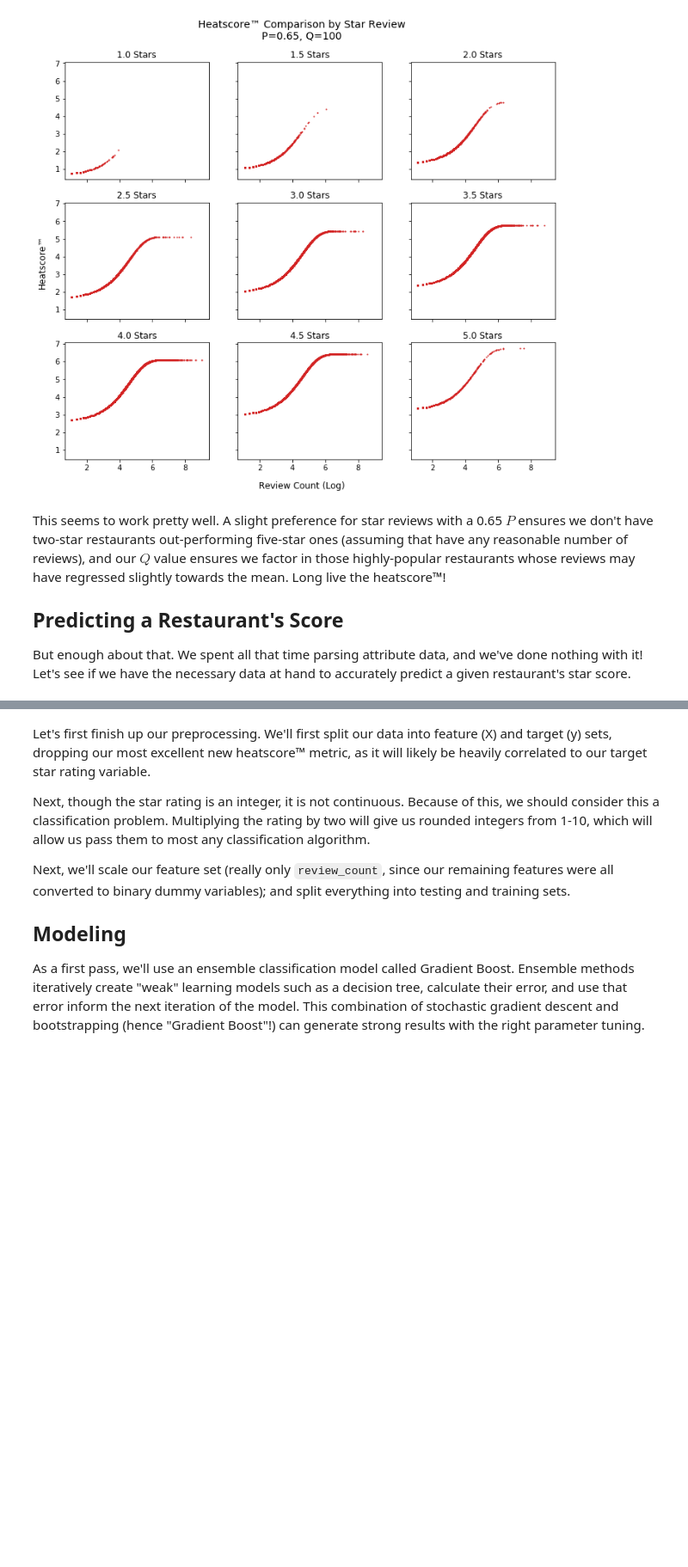
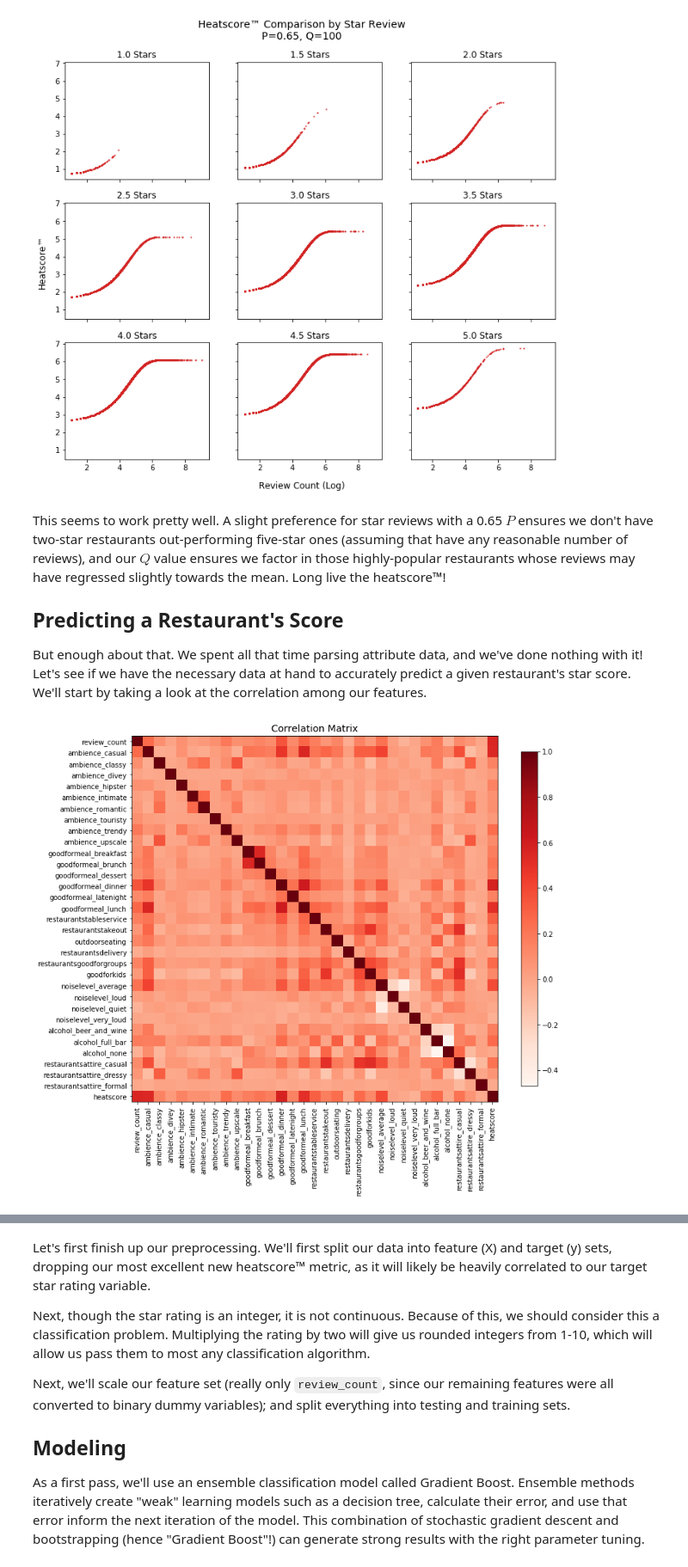
Before and after one commit to zgongaware/what_makes_a_hotspot, a Jupyter notebook: notebooks/Yelp Restaurant Exploration.ipynb, the cells around one changed output, grey strips where cells are left out. Shown at 86% size. Cells and saved outputs as stored; diff of their text form; code cells hidden in the pictures; blank space fills up the shorter version.

```diff
--- a/notebooks/Yelp Restaurant Exploration.ipynb
+++ b/notebooks/Yelp Restaurant Exploration.ipynb
@@ -330,25 +340,2 @@ plt.show()
 # %% [markdown]
 Interesting!  We can see our middle-of-the-pack restaurants typically have a higher count of reviews than those on the edges.  One star reviewed restaurants have the least reviews.  This might be from bad reviews driving other Yelpers away, or it could just be that nobody posts a review for the McDonald's on Exit 73 unless they've had a really bad experience.  Five star reviewed restaurants have the second-lowest count, though we see a long tail of outliers that may prove interesting.  Note, the log of review counts was taken here to diminish the impact of outlier restaurants with thousands of reviews.
-# %%
-# Instantiate Figure
-fig, ax = plt.subplots(1, 1, figsize=(10, 7))
-
-# Create boxplot
-sns.boxplot(x=clean["stars"], y=np.log(clean["review_count"]), ax=ax, color='#d32323')
-
-# Draw elipse
-ellipse = Ellipse((8, 6), .75, 4, alpha=0.25, color='#d32323')
-ax.add_artist(ellipse)
-
-# Add annotation
-ax.annotate('The good ones!', xy=(8.25,6.75), xytext=(8.5,7.5), fontsize=12,
-           arrowprops=dict(facecolor='black', shrink=0.01, width=0.5, headwidth=9))
-
-# Format
-ax.set_title("Distribution of Review Count (Log) by Star Rating", fontsize=14)
-ax.set_xlabel("Stars")
-ax.set_ylabel("Review Count (Log)")
-ax.spines['top'].set_visible(False)
-ax.spines['right'].set_visible(False)
-
-plt.show()
@@ -460,4 +446,27 @@ This seems to work pretty well.  A slight preference for star reviews with a 0.6
 
 ## Predicting a Restaurant's Score
 
-But enough about that.  We spent all that time parsing attribute data, and we've done nothing with it!  Let's see if we have the necessary data at hand to accurately predict a given restaurant's star score.
+But enough about that.  We spent all that time parsing attribute data, and we've done nothing with it!  Let's see if we have the necessary data at hand to accurately predict a given restaurant's star score.  We'll start by taking a look at the correlation among our features.
+# %%
+def plot_corr(df, target, size=12):
+    '''Function plots a graphical correlation matrix for each pair of columns in the dataframe.
+
+    Input:
+        df: pandas DataFrame
+        size: vertical and horizontal size of the plot'''
+
+    corr = df.drop(columns=[target]).corr()
+    fig, ax = plt.subplots(figsize=(size, size))
+    mat = ax.matshow(corr, cmap=plt.cm.Reds)
+    plt.xticks(range(len(corr.columns)), corr.columns, rotation=90);
+    ax.xaxis.set_ticks_position('bottom')
+    plt.yticks(range(len(corr.columns)), corr.columns);
+    plt.title("Correlation Matrix", fontsize=14, y=1)
+
+    ax.figure.colorbar(mat, ax=ax, shrink=.75)
+
+    plt.show()
+
+plot_corr(clean, 'stars')
+# %% [output]
+[figure, added]
```
Also changed, not shown: parts of 13 cells of this notebook, 12 other files.
